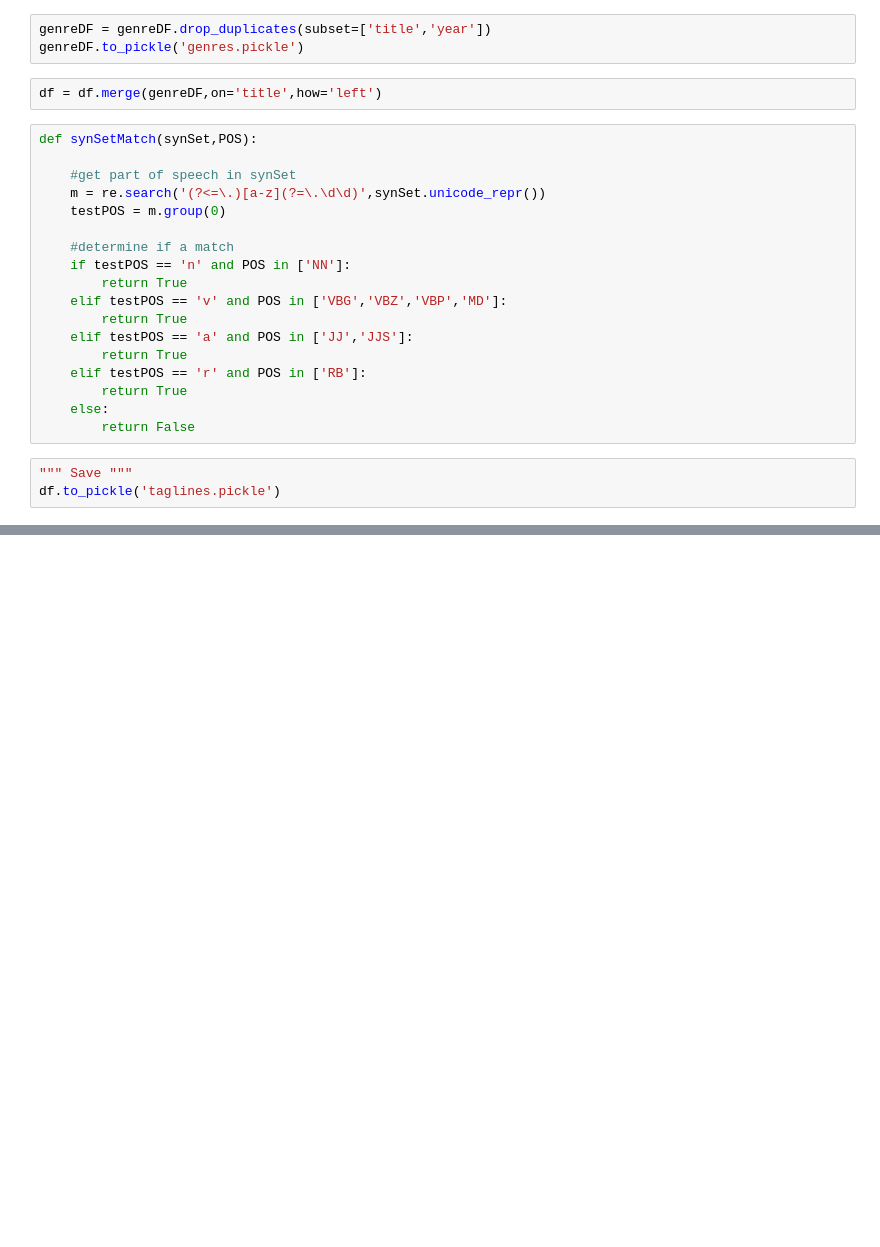
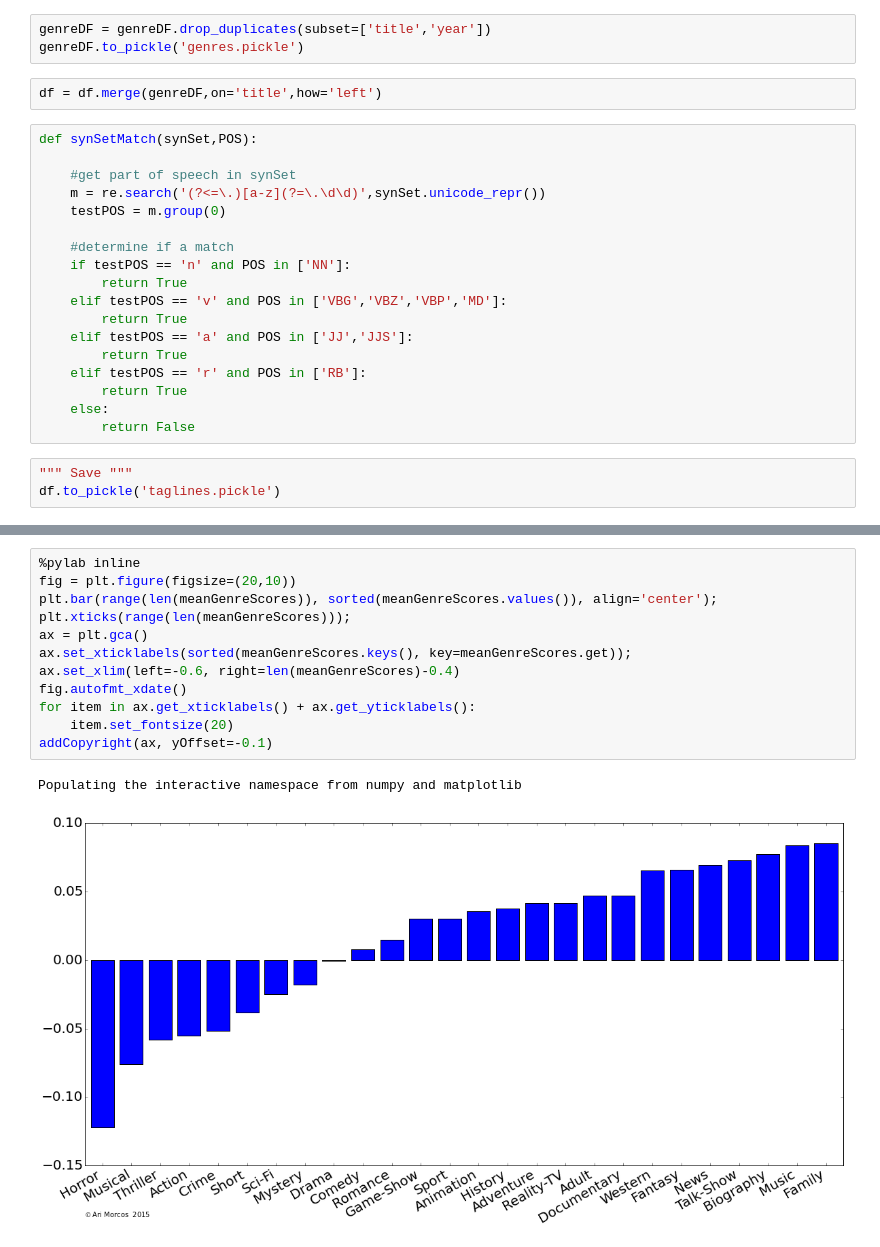
Before and after one commit to arimorcos/blog_analyses, a Jupyter notebook: imdb/Tagline sentiment over time.ipynb, the cells around one changed output, grey strips where cells are left out. Drawn from its saved outputs; the diff is of its cells as text; blank space fills up the shorter version.

```diff
--- a/imdb/Tagline sentiment over time.ipynb
+++ b/imdb/Tagline sentiment over time.ipynb
@@ -208,0 +245,15 @@ df
+# %%
+%pylab inline
+fig = plt.figure(figsize=(20,10))
+plt.bar(range(len(meanGenreScores)), sorted(meanGenreScores.values()), align='center');
+plt.xticks(range(len(meanGenreScores)));
+ax = plt.gca()
+ax.set_xticklabels(sorted(meanGenreScores.keys(), key=meanGenreScores.get));
+ax.set_xlim(left=-0.6, right=len(meanGenreScores)-0.4)
+fig.autofmt_xdate()
+for item in ax.get_xticklabels() + ax.get_yticklabels():
+    item.set_fontsize(20)
+addCopyright(ax, yOffset=-0.1)
+# %% [output]
+Populating the interactive namespace from numpy and matplotlib
+[figure, added]
```
Also changed, not shown: parts of 14 cells of this notebook, 1 other file.
